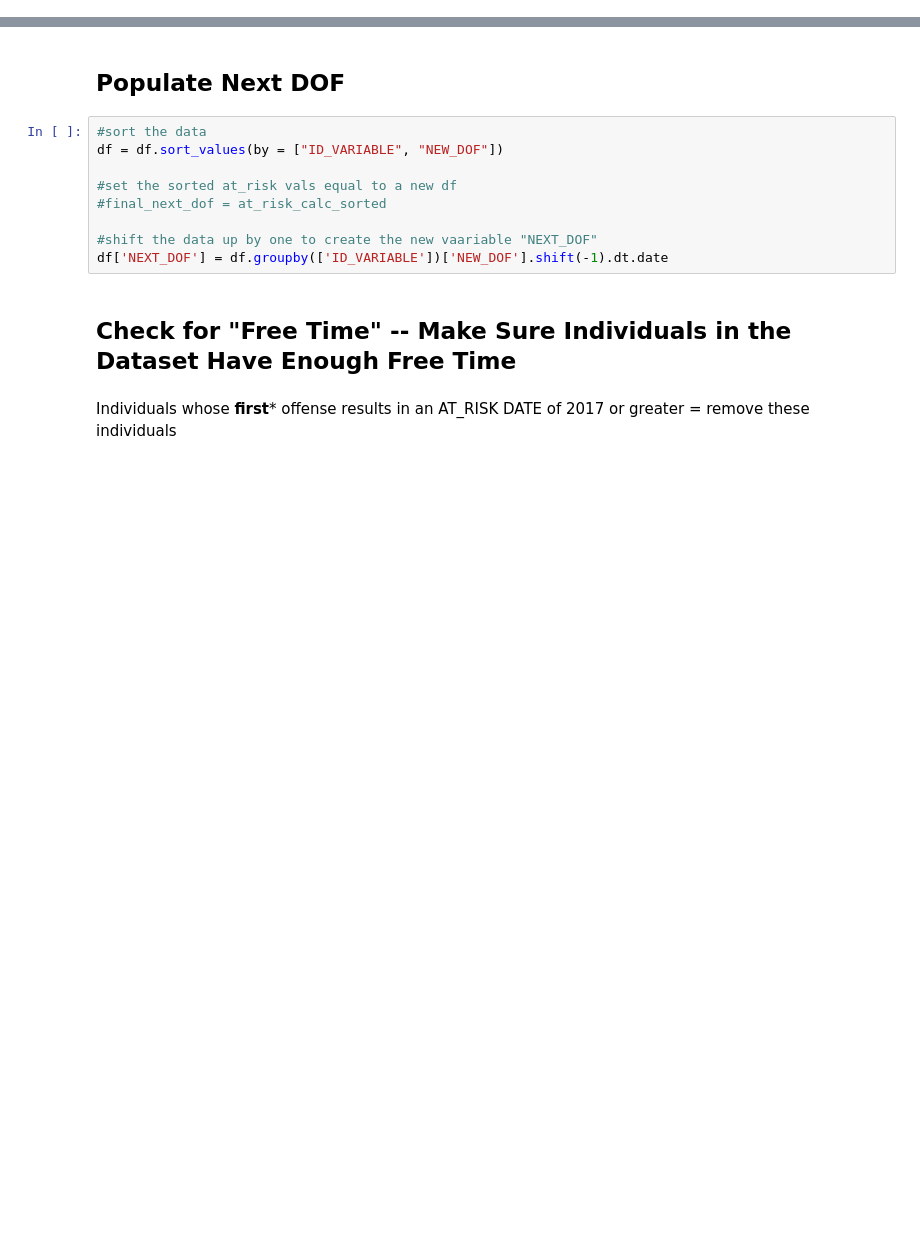
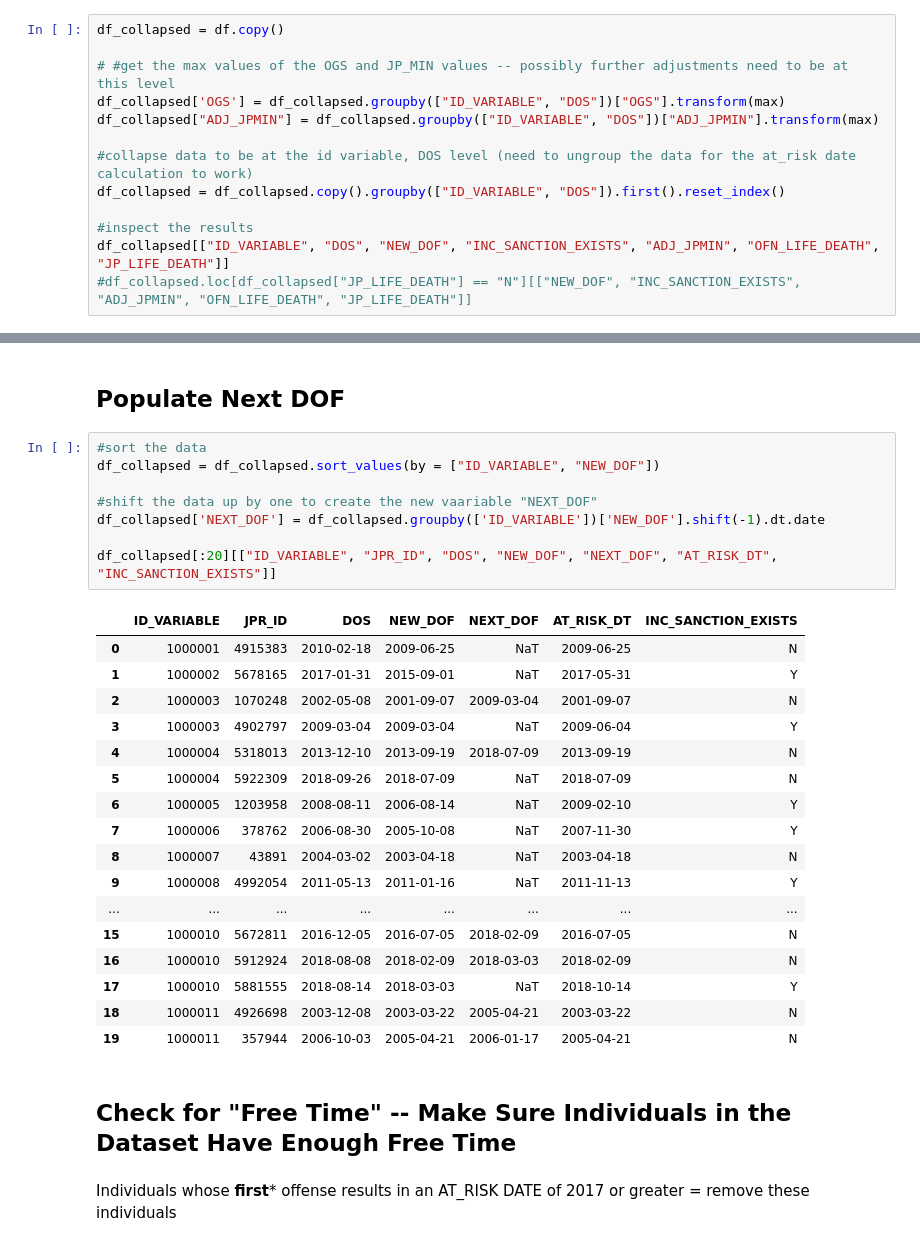
Before and after one commit to aud-z/PA_sentencing, a Jupyter notebook: data_cleaning_pipeline.ipynb, the cells around one changed output, grey strips where cells are left out. Cells and saved outputs as stored; diff of their text form; blank space fills up the shorter version.

Commit message:
add free time changes and recidivism calc changes

```diff
--- a/data_cleaning_pipeline.ipynb
+++ b/data_cleaning_pipeline.ipynb
@@ -332,0 +335,13 @@ There are 338,811 entries in the dataset missing a  ADJ_JPMIN value.
+# %%
+df_collapsed = df.copy()
+
+# #get the max values of the OGS and JP_MIN values -- possibly further adjustments need to be at this level
+df_collapsed['OGS'] = df_collapsed.groupby(["ID_VARIABLE", "DOS"])["OGS"].transform(max)
+df_collapsed["ADJ_JPMIN"] = df_collapsed.groupby(["ID_VARIABLE", "DOS"])["ADJ_JPMIN"].transform(max)
+
+#collapse data to be at the id variable, DOS level (need to ungroup the data for the at_risk date calculation to work)
+df_collapsed = df_collapsed.copy().groupby(["ID_VARIABLE", "DOS"]).first().reset_index()
+
+#inspect the results
+df_collapsed[["ID_VARIABLE", "DOS", "NEW_DOF", "INC_SANCTION_EXISTS", "ADJ_JPMIN", "OFN_LIFE_DEATH", "JP_LIFE_DEATH"]]
+#df_collapsed.loc[df_collapsed["JP_LIFE_DEATH"] == "N"][["NEW_DOF", "INC_SANCTION_EXISTS", "ADJ_JPMIN", "OFN_LIFE_DEATH", "JP_LIFE_DEATH"]]
@@ -414,13 +460,30 @@ df[['ID_VARIABLE', 'JPR_ID',"JP_MIN", "INCMIN", "INC_END", "ADJ_JPMIN", "INC_SAN
 ## Populate Next DOF
 # %%
 #sort the data
-df = df.sort_values(by = ["ID_VARIABLE", "NEW_DOF"])
-
-#set the sorted at_risk vals equal to a new df
-#final_next_dof = at_risk_calc_sorted
+df_collapsed = df_collapsed.sort_values(by = ["ID_VARIABLE", "NEW_DOF"])
 
 #shift the data up by one to create the new vaariable "NEXT_DOF"
-df['NEXT_DOF'] = df.groupby(['ID_VARIABLE'])['NEW_DOF'].shift(-1).dt.date
+df_collapsed['NEXT_DOF'] = df_collapsed.groupby(['ID_VARIABLE'])['NEW_DOF'].shift(-1).dt.date
+
+df_collapsed[:20][["ID_VARIABLE", "JPR_ID", "DOS", "NEW_DOF", "NEXT_DOF", "AT_RISK_DT", "INC_SANCTION_EXISTS"]]
+# %% [output]
+|  | ID_VARIABLE | JPR_ID | DOS | NEW_DOF | NEXT_DOF | AT_RISK_DT | INC_SANCTION_EXISTS |
+| 0 | 1000001 | 4915383 | 2010-02-18 | 2009-06-25 | NaT | 2009-06-25 | N |
+| 1 | 1000002 | 5678165 | 2017-01-31 | 2015-09-01 | NaT | 2017-05-31 | Y |
+| 2 | 1000003 | 1070248 | 2002-05-08 | 2001-09-07 | 2009-03-04 | 2001-09-07 | N |
+| 3 | 1000003 | 4902797 | 2009-03-04 | 2009-03-04 | NaT | 2009-06-04 | Y |
+| 4 | 1000004 | 5318013 | 2013-12-10 | 2013-09-19 | 2018-07-09 | 2013-09-19 | N |
+| 5 | 1000004 | 5922309 | 2018-09-26 | 2018-07-09 | NaT | 2018-07-09 | N |
+| 6 | 1000005 | 1203958 | 2008-08-11 | 2006-08-14 | NaT | 2009-02-10 | Y |
+| 7 | 1000006 | 378762 | 2006-08-30 | 2005-10-08 | NaT | 2007-11-30 | Y |
+| 8 | 1000007 | 43891 | 2004-03-02 | 2003-04-18 | NaT | 2003-04-18 | N |
+| 9 | 1000008 | 4992054 | 2011-05-13 | 2011-01-16 | NaT | 2011-11-13 | Y |
+| ... | ... | ... | ... | ... | ... | ... | ... |
+| 15 | 1000010 | 5672811 | 2016-12-05 | 2016-07-05 | 2018-02-09 | 2016-07-05 | N |
+| 16 | 1000010 | 5912924 | 2018-08-08 | 2018-02-09 | 2018-03-03 | 2018-02-09 | N |
+| 17 | 1000010 | 5881555 | 2018-08-14 | 2018-03-03 | NaT | 2018-10-14 | Y |
+| 18 | 1000011 | 4926698 | 2003-12-08 | 2003-03-22 | 2005-04-21 | 2003-03-22 | N |
+| 19 | 1000011 | 357944 | 2006-10-03 | 2005-04-21 | 2006-01-17 | 2005-04-21 | N |
 # %% [markdown]
 ## Check for "Free Time" -- Make Sure Individuals in the Dataset Have Enough Free Time
 # %% [markdown]
```
Also changed, not shown: parts of 25 cells of this notebook.
